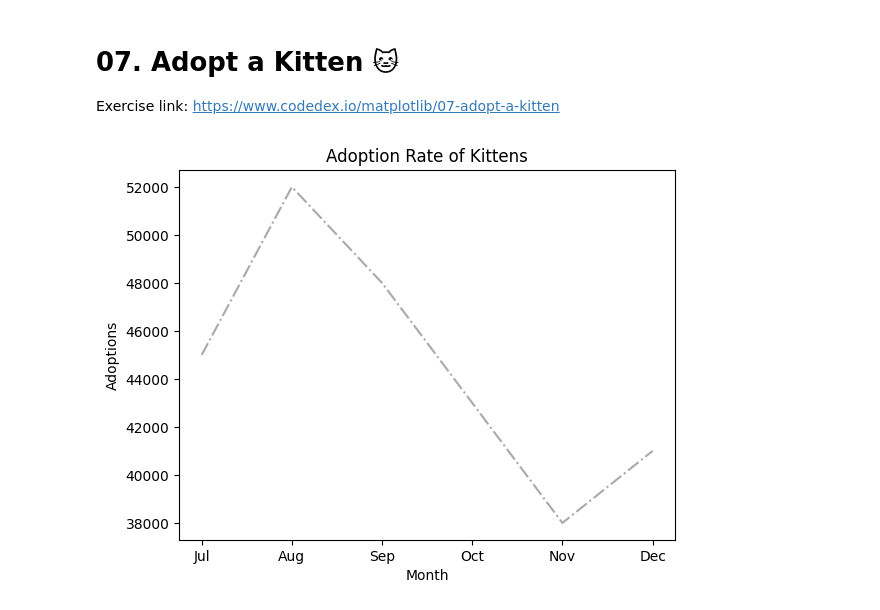
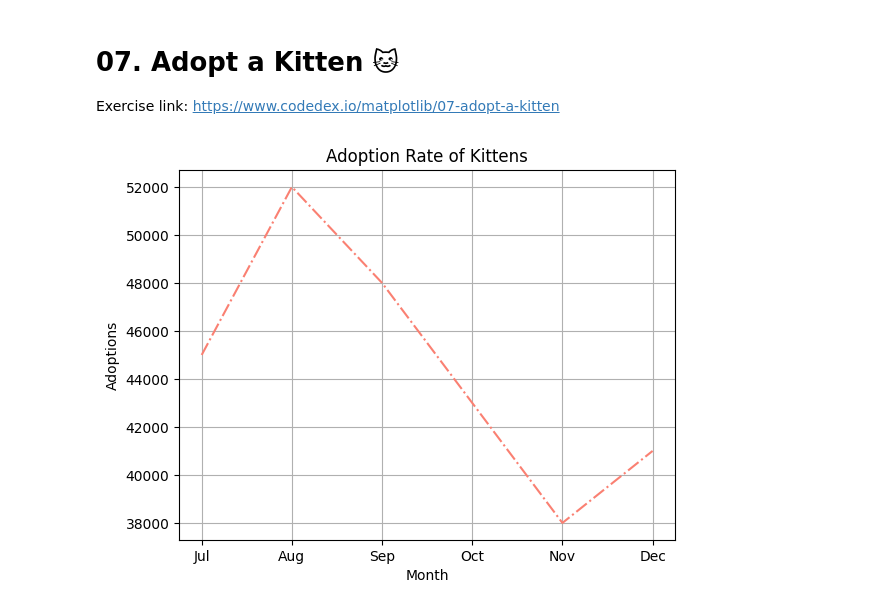
Before and after one commit to codedex-io/matplotlib, a Jupyter notebook: 1-line-plots/07_adopt_a_kitten.ipynb, the cells around one changed output. Saved outputs shown, nothing was run; the diff lists cells and outputs as text; code cells hidden in the pictures.

```diff
--- a/1-line-plots/07_adopt_a_kitten.ipynb
+++ b/1-line-plots/07_adopt_a_kitten.ipynb
@@ -4,20 +4,21 @@ Exercise link: https://www.codedex.io/matplotlib/07-adopt-a-kitten
 # %%
 import matplotlib.pyplot as plt
 import numpy as np
 import pandas as pd
 
 df = pd.DataFrame({
   'month': ['Jul', 'Aug', 'Sep', 'Oct', 'Nov', 'Dec'],
   'adoptions': [45000, 52000, 48000, 43000, 38000, 41000]
 })
 
 plt.figure()
-plt.plot(df['month'], df['adoptions'], color='darkgray', linestyle='-.')
+plt.plot(df['month'], df['adoptions'], color='salmon', linestyle='-.')
 
 plt.title('Adoption Rate of Kittens')
 plt.xlabel('Month')
 plt.ylabel('Adoptions')
 
+plt.grid(True) # Fun little addition :3
 plt.show()
 # %% [output]
-[figure, old version]
+[figure, new version]
```
